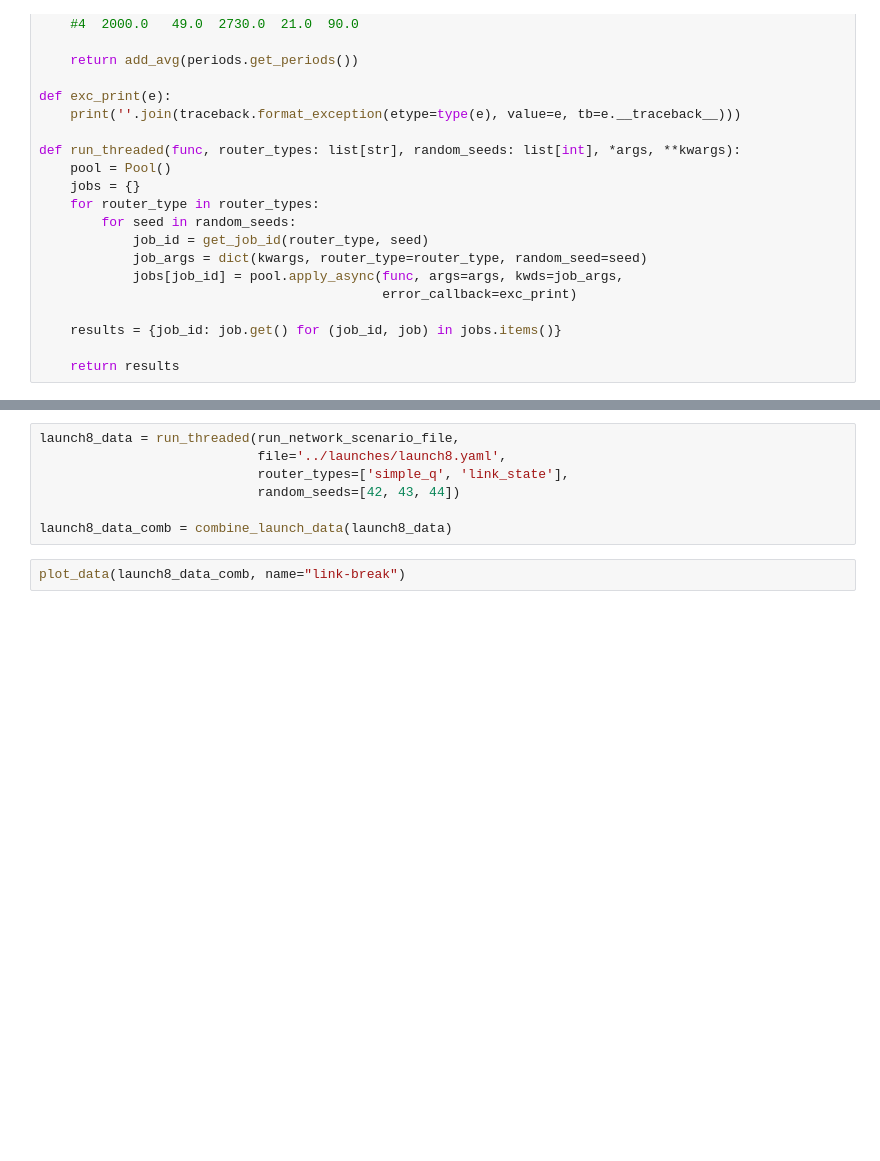
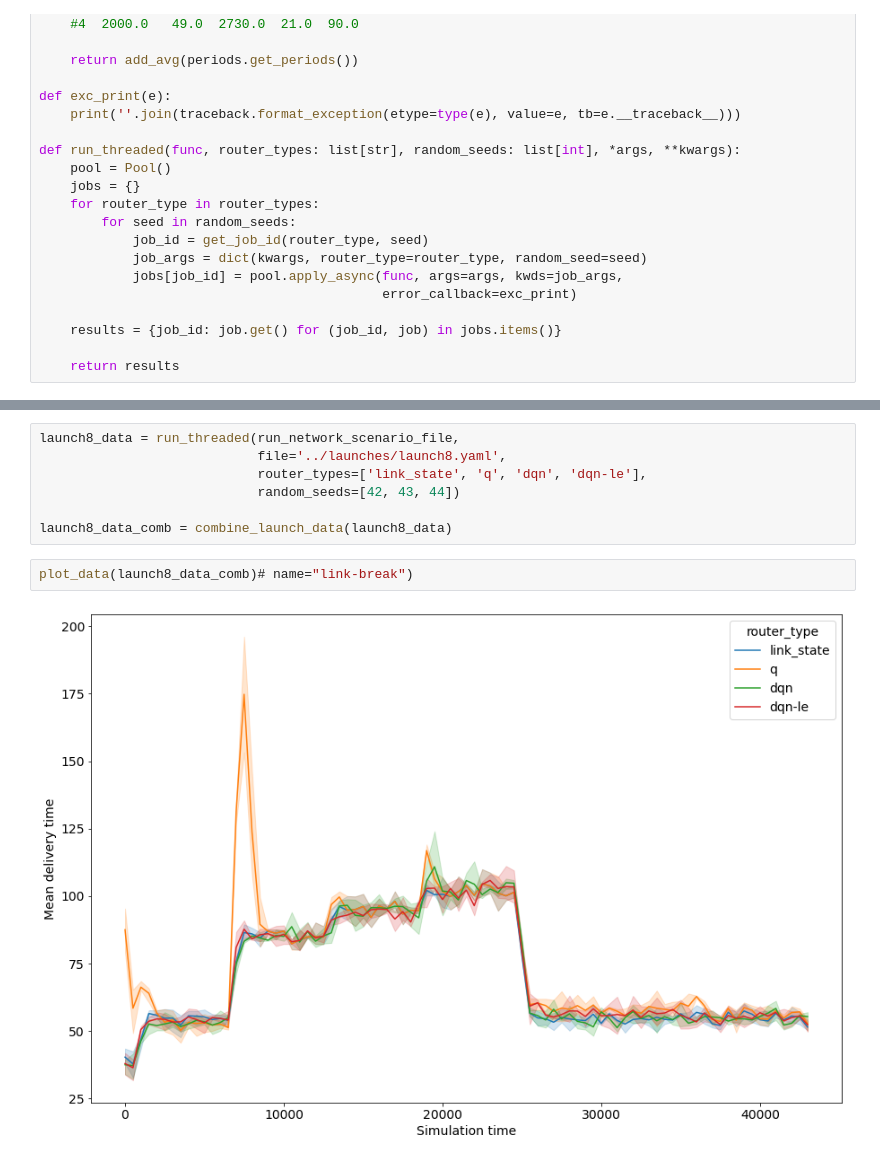
Before and after one commit to vpunch/routesim, a Jupyter notebook: notebooks/run_simulation.ipynb, the cells around one changed output, grey strips where cells are left out. Drawn from its saved outputs; the diff is of its cells as text; blank space fills up the shorter version.

```diff
--- a/notebooks/run_simulation.ipynb
+++ b/notebooks/run_simulation.ipynb
@@ -142,9 +145,11 @@ plot_data(launch6_data_comb, ylim=(0,140), name="load-increase")
 # %%
 launch8_data = run_threaded(run_network_scenario_file,
                             file='../launches/launch8.yaml',
-                            router_types=['simple_q', 'link_state'],
+                            router_types=['link_state', 'q', 'dqn', 'dqn-le'],
                             random_seeds=[42, 43, 44])
 
 launch8_data_comb = combine_launch_data(launch8_data)
 # %%
-plot_data(launch8_data_comb, name="link-break")
+plot_data(launch8_data_comb)# name="link-break")
+# %% [output]
+[figure, added]
```
Also changed, not shown: parts of 8 cells of this notebook, 32 other files.
